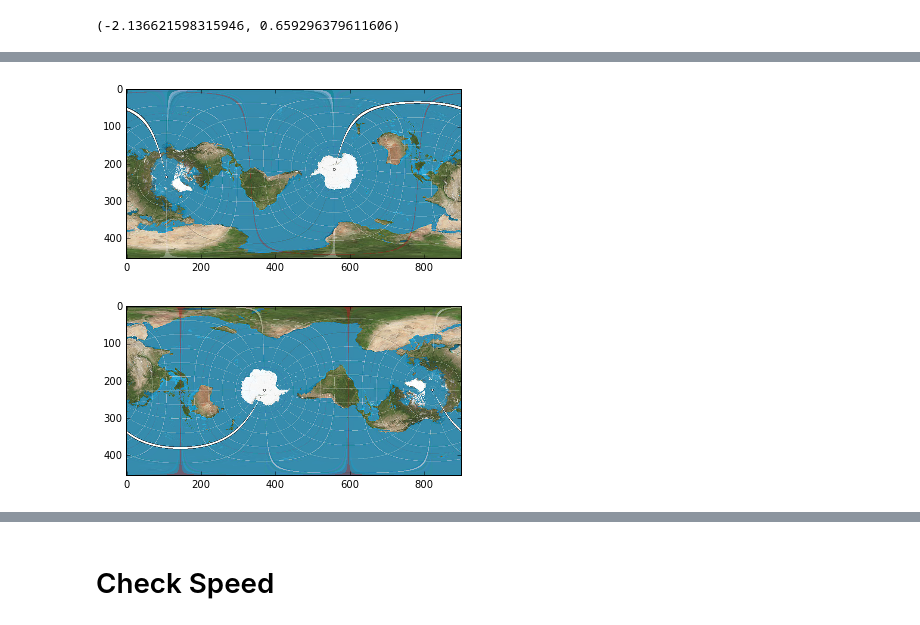
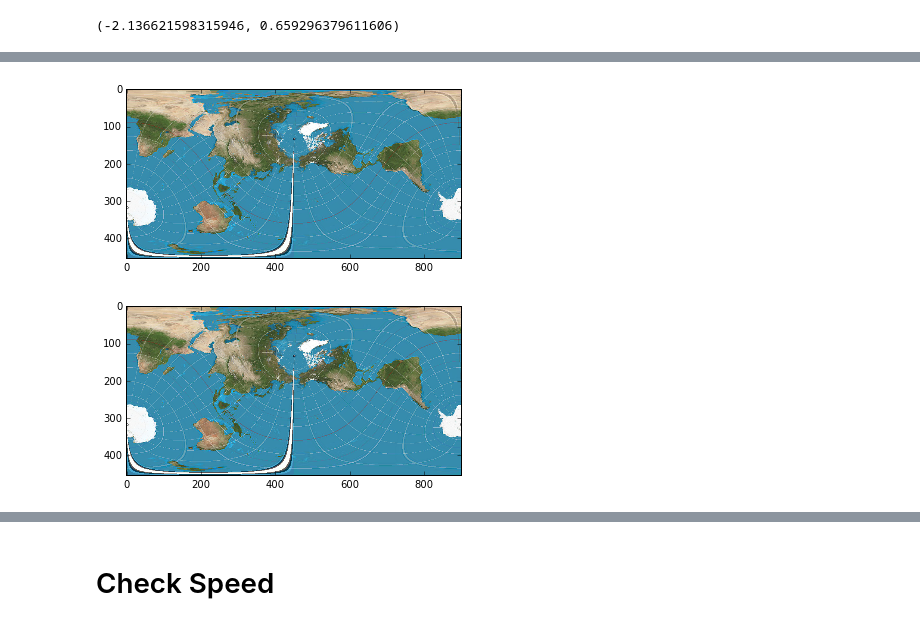
Before and after one commit to patrickeganfoley/map_orientations, a Jupyter notebook: map_projections/map_projections.ipynb, the cells around one changed output, grey strips where cells are left out. Cells and saved outputs as stored; diff of their text form; code cells hidden in the pictures.

```diff
--- a/map_projections/map_projections.ipynb
+++ b/map_projections/map_projections.ipynb
@@ -242,16 +230,16 @@ map3 = transform_map(map2,
 # %%
 map3 = transform_map(map2,
-                     rotationFromTwoLocations(san_francisco, (-.4161841775973596,0.556591134504498)),
+                     rotationFromTwoLocations(seoul, san_francisco),
                      in_projection='platecarre',
                      out_projection='platecarre',
                      debug=False)
 # %% [output]
-[figure, old version]
+[figure, new version]
 # %%
 map3 = transform_map(map2,
-                     sf_to_test,
+                     rotationFromTwoLocations(seoul, san_francisco).T.T,
                      in_projection='platecarre',
                      out_projection='platecarre',
                      debug=False)
 # %% [output]
-[figure, old version]
+[figure, new version]
```
Also changed, not shown: parts of 35 cells of this notebook, 1 other file.
